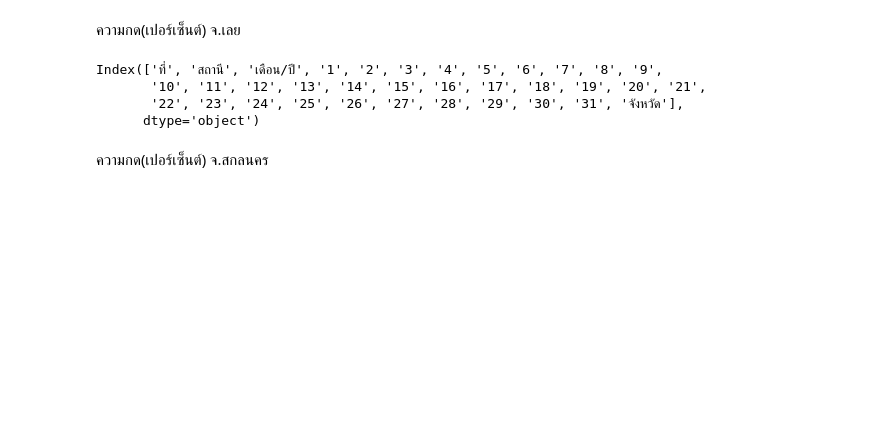
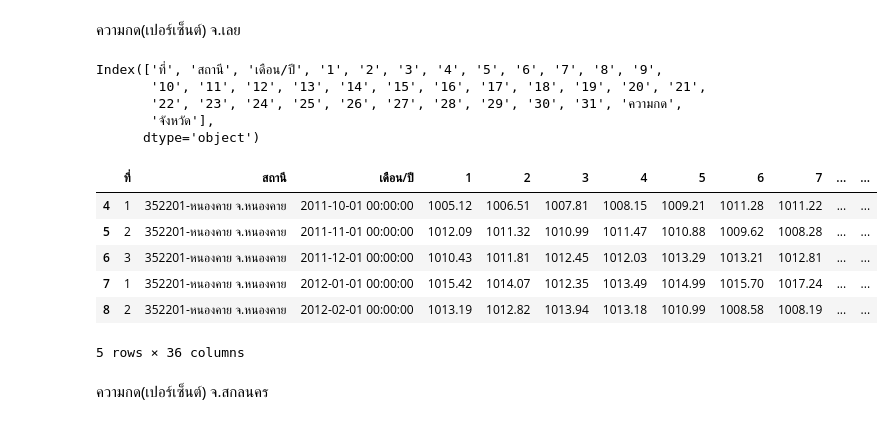
Before and after one commit to Ninkrn/bsc_dpdm22, a Jupyter notebook: Quiz_Group.ipynb, the cells around one changed output. Cells and saved outputs as stored; diff of their text form; code cells hidden in the pictures; blank space fills up the shorter version.

```diff
--- a/Quiz_Group.ipynb
+++ b/Quiz_Group.ipynb
@@ -112,8 +101,7 @@ press_l = pd.read_excel('/content/gdrive/MyDrive/BPDM/ความกด(เป
 # %%
 press_l.drop([0,1,2,3], inplace= True)
 # %%
-press_l.set_axis(['ที่', 'สถานี','เดือน/ปี','1','2','3','4','5','6','7','8','9','10','11','12','13','14','15','16','17','18','19','20','21','22','23','24','25','26','27','28','29','30','31','เฉลี่ย'], axis='columns', inplace=True)
-press_l.drop(["เฉลี่ย"],axis=1, inplace= True)
+press_l.set_axis(['ที่', 'สถานี','เดือน/ปี','1','2','3','4','5','6','7','8','9','10','11','12','13','14','15','16','17','18','19','20','21','22','23','24','25','26','27','28','29','30','31','ความกด'], axis='columns', inplace=True)
 # %%
 press_l['จังหวัด'] = 'เลย'
 # %%
@@ -121,12 +109,19 @@ press_l.columns
 # %% [output]
 Index(['ที่', 'สถานี', 'เดือน/ปี', '1', '2', '3', '4', '5', '6', '7', '8', '9',
        '10', '11', '12', '13', '14', '15', '16', '17', '18', '19', '20', '21',
-       '22', '23', '24', '25', '26', '27', '28', '29', '30', '31', 'จังหวัด'],
+       '22', '23', '24', '25', '26', '27', '28', '29', '30', '31', 'ความกด',
+       'จังหวัด'],
       dtype='object')
-# %%
-press_l = ['จังหวัด', 'สถานี', 'เดือน/ปี', '1', '2', '3', '4', '5', '6', '7', '8', '9',
-       '10', '11', '12', '13', '14', '15', '16', '17', '18', '19', '20', '21',
-       '22', '23', '24', '25', '26', '27', '28', '29', '30', '31']
+# %%
+press_l.head()
+# %% [output]
+|  | ที่ | สถานี | เดือน/ปี | 1 | 2 | 3 | 4 | 5 | 6 | 7 | ... | ... |
+| 4 | 1 | 352201-หนองคาย จ.หนองคาย | 2011-10-01 00:00:00 | 1005.12 | 1006.51 | 1007.81 | 1008.15 | 1009.21 | 1011.28 | 1011.22 | ... | ... |
+| 5 | 2 | 352201-หนองคาย จ.หนองคาย | 2011-11-01 00:00:00 | 1012.09 | 1011.32 | 1010.99 | 1011.47 | 1010.88 | 1009.62 | 1008.28 | ... | ... |
+| 6 | 3 | 352201-หนองคาย จ.หนองคาย | 2011-12-01 00:00:00 | 1010.43 | 1011.81 | 1012.45 | 1012.03 | 1013.29 | 1013.21 | 1012.81 | ... | ... |
+| 7 | 1 | 352201-หนองคาย จ.หนองคาย | 2012-01-01 00:00:00 | 1015.42 | 1014.07 | 1012.35 | 1013.49 | 1014.99 | 1015.70 | 1017.24 | ... | ... |
+| 8 | 2 | 352201-หนองคาย จ.หนองคาย | 2012-02-01 00:00:00 | 1013.19 | 1012.82 | 1013.94 | 1013.18 | 1010.99 | 1008.58 | 1008.19 | ... | ... |
+5 rows × 36 columns
 # %% [markdown]
 ความกด(เปอร์เซ็นต์) จ.สกลนคร
 # %%
```
Also changed, not shown: parts of 58 cells of this notebook.
